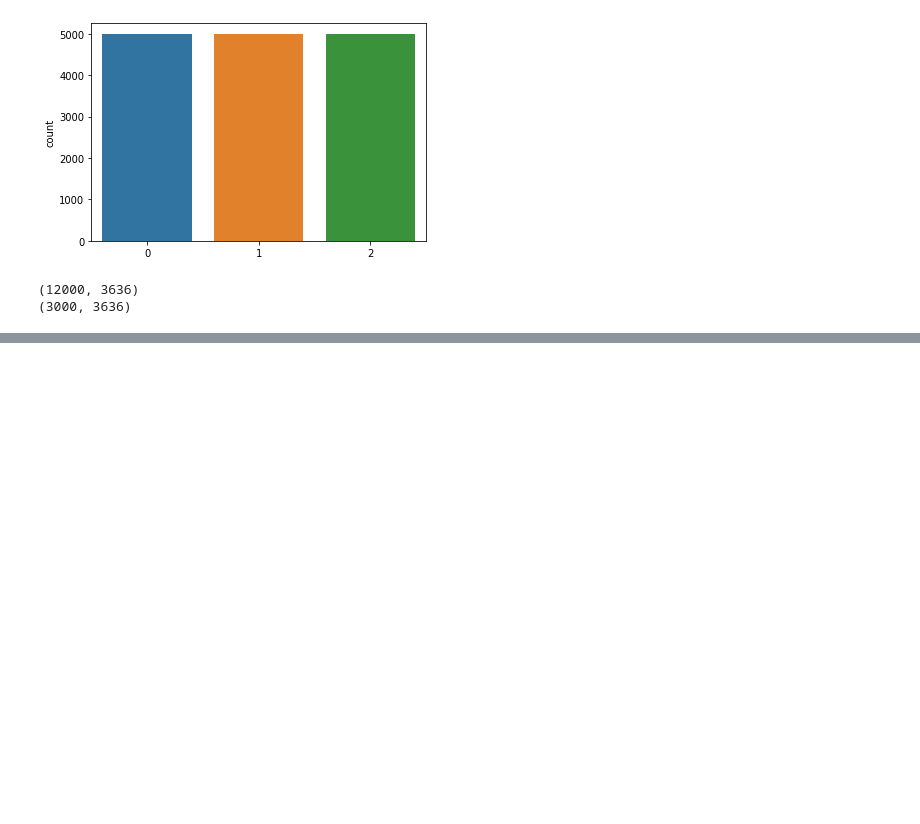
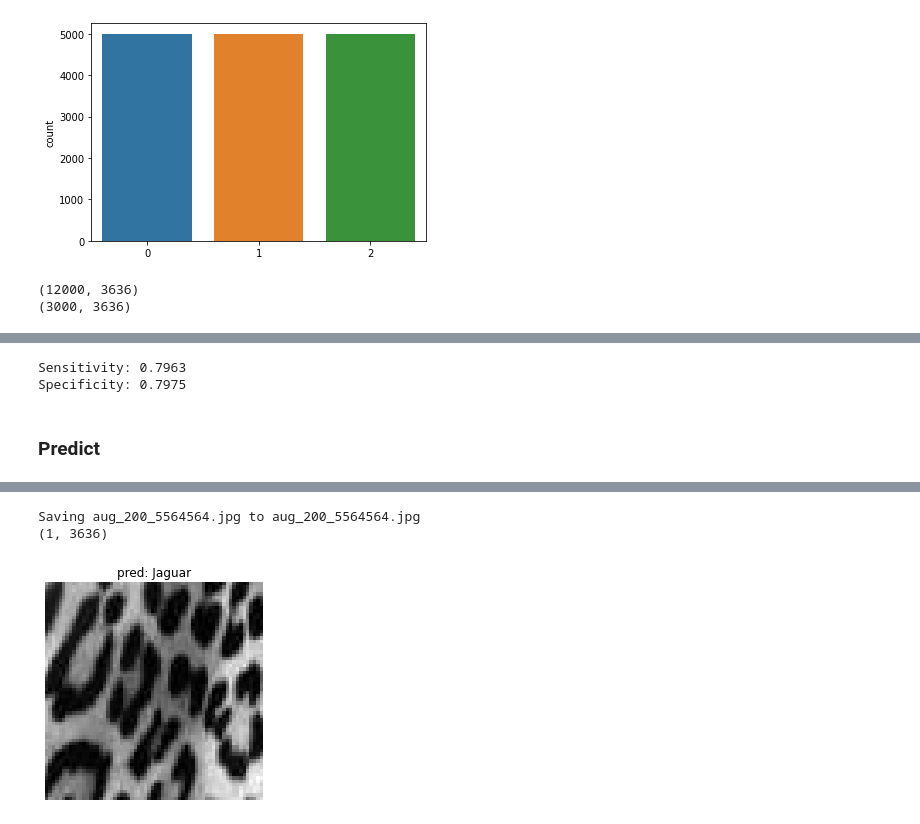
Before and after one commit to fernandapratama/Big_Cats_Classification_Based_on_Body_Covering, a Jupyter notebook: SVM/PHOG2_SVM.ipynb, the cells around one changed output, grey strips where cells are left out. Saved outputs shown, nothing was run; the diff lists cells and outputs as text; code cells hidden in the pictures; blank space fills up the shorter version.

```diff
--- a/SVM/PHOG2_SVM.ipynb
+++ b/SVM/PHOG2_SVM.ipynb
@@ -429,0 +359,9 @@ Negative Predictive Value: 0.9478
+# %%
+sensitivity, specificity, accuracy = calculate_sensitivity_specificity(y_test, y_pred_test)
+print ('Sensitivity: {:.4f}'.format(sensitivity))
+print ('Specificity: {:.4f}'.format(specificity))
+# %% [output]
+Sensitivity: 0.7963
+Specificity: 0.7975
+# %% [markdown]
+### Predict
@@ -429,0 +411,7 @@ Negative Predictive Value: 0.9478
+# %%
+from google.colab import files
+
+uploaded = files.upload()
+for path in uploaded.keys():
+    predict_image(path)
+# %% [output]
@@ -429,0 +419,3 @@ Negative Predictive Value: 0.9478
+Saving aug_200_5564564.jpg to aug_200_5564564.jpg
+(1, 3636)
+[figure, added]
```
Also changed, not shown: parts of 18 cells of this notebook.
